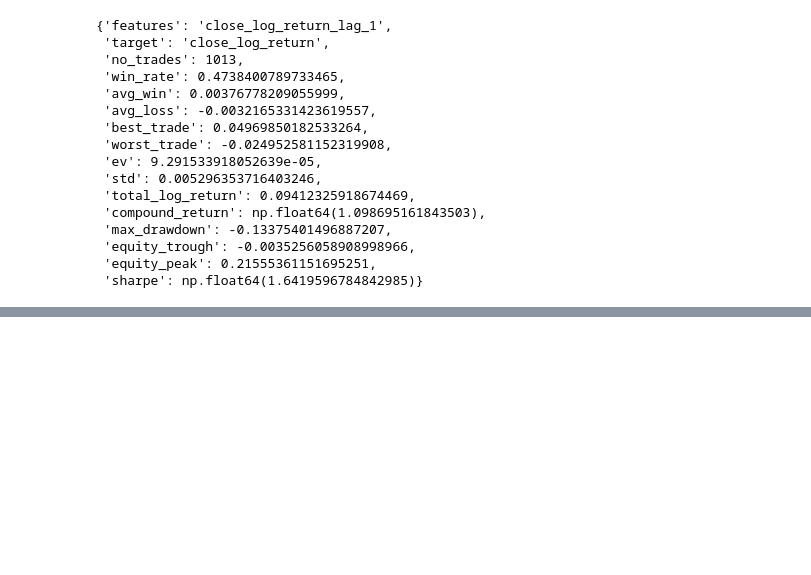
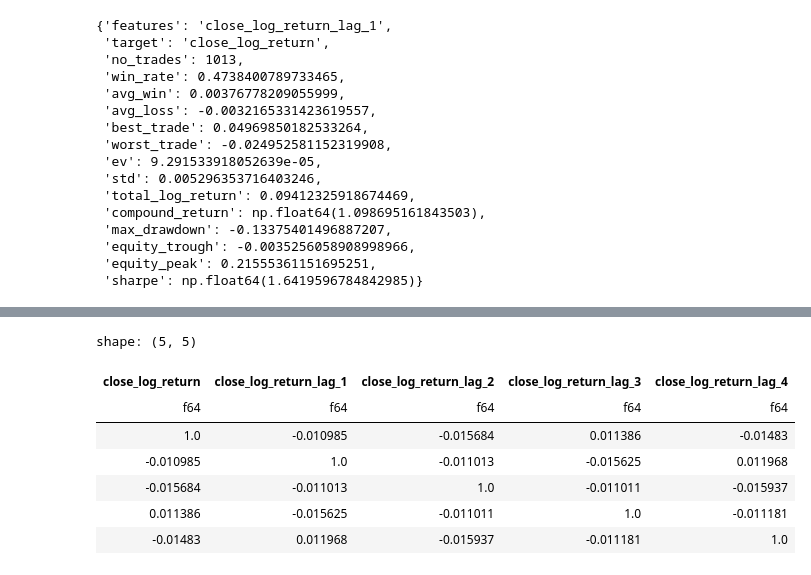
Before and after one commit to JadenGrossbaum/Research, a Jupyter notebook: video1.ipynb, the cells around one changed output, grey strips where cells are left out. Cells and saved outputs as stored; diff of their text form; code cells hidden in the pictures; blank space fills up the shorter version.

```diff
--- a/video1.ipynb
+++ b/video1.ipynb
@@ -558,0 +605,11 @@ research.eval_model_performance(y_test, y_hat, features, target, annualized_rate
+# %%
+research.auto_reg_corr_matrx(ts, target, max_lags)
+# %% [output]
+shape: (5, 5)
+| close_log_return | close_log_return_lag_1 | close_log_return_lag_2 | close_log_return_lag_3 | close_log_return_lag_4 |
+| f64 | f64 | f64 | f64 | f64 |
+| 1.0 | -0.010985 | -0.015684 | 0.011386 | -0.01483 |
+| -0.010985 | 1.0 | -0.011013 | -0.015625 | 0.011968 |
+| -0.015684 | -0.011013 | 1.0 | -0.011011 | -0.015937 |
+| 0.011386 | -0.015625 | -0.011011 | 1.0 | -0.011181 |
+| -0.01483 | 0.011968 | -0.015937 | -0.011181 | 1.0 |
```
Also changed, not shown: parts of 3 cells of this notebook.
